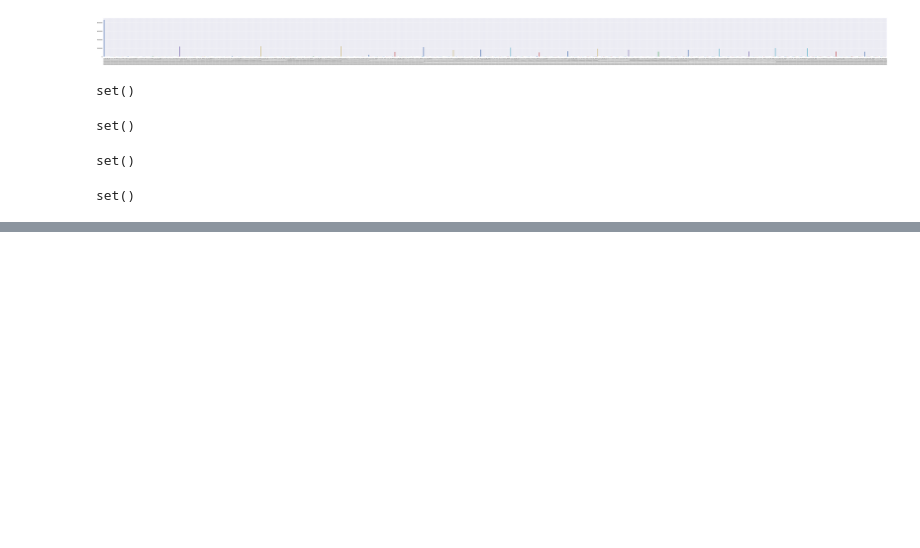
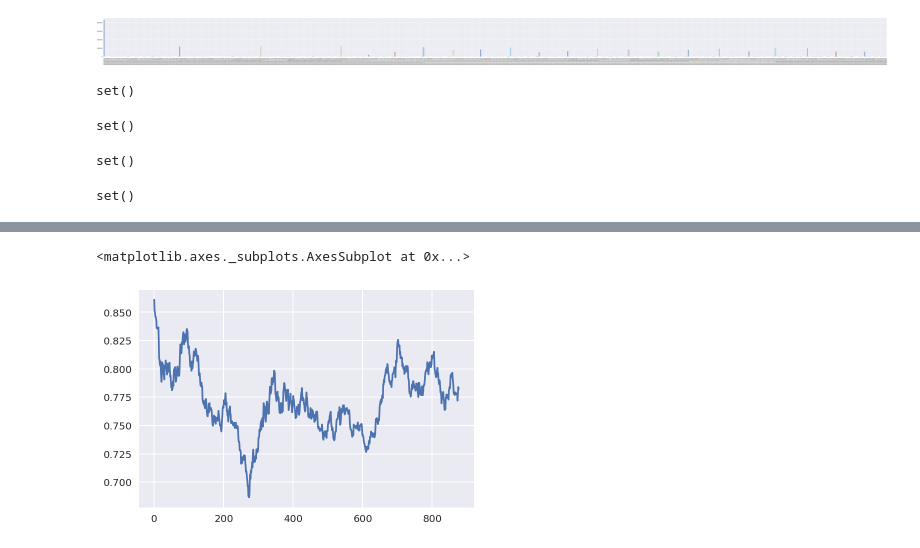
Before and after one commit to Robert-Aduviri/DSG-2018-Qualifiers, a Jupyter notebook: notebooks/robert/RA-01-EDA.ipynb, the cells around one changed output, grey strips where cells are left out. Saved outputs shown, nothing was run; the diff lists cells and outputs as text; code cells hidden in the pictures; blank space fills up the shorter version.

```diff
--- a/notebooks/robert/RA-01-EDA.ipynb
+++ b/notebooks/robert/RA-01-EDA.ipynb
@@ -148,0 +267,5 @@ set()
+# %%
+macro['FX_USD.CAD'].plot()
+# %% [output]
+<matplotlib.axes._subplots.AxesSubplot at 0x...>
+[figure, added]
```
Also changed, not shown: parts of 13 cells of this notebook, 2 other files.
